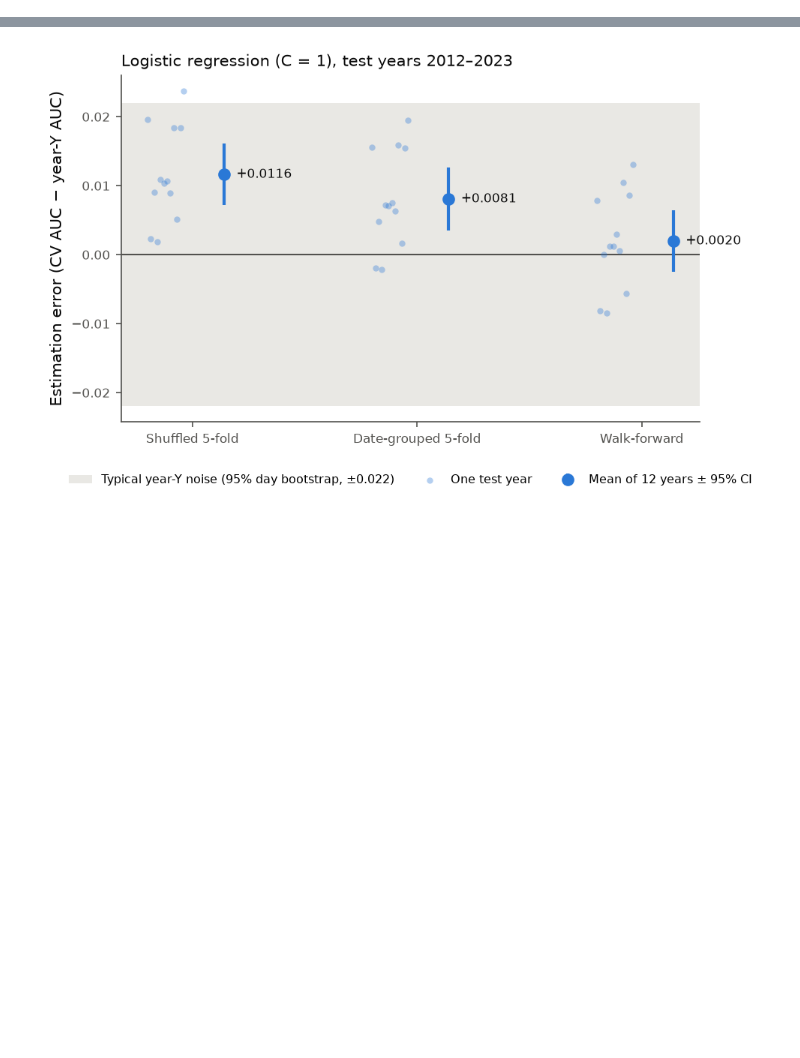
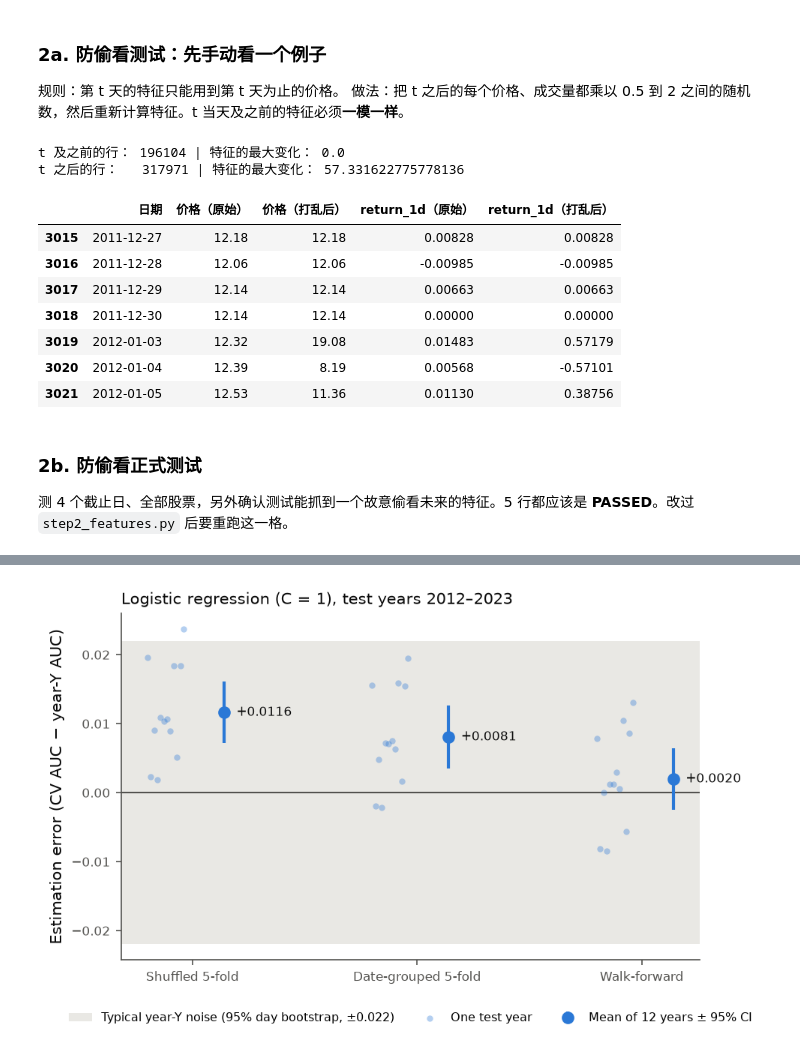
Before and after one commit to wjin2025/ese5420-finalpaper, a Jupyter notebook: analysis.ipynb, the cells around one changed output, grey strips where cells are left out. Cells and saved outputs as stored; diff of their text form; code cells hidden in the pictures; blank space fills up the shorter version.

```diff
--- a/analysis.ipynb
+++ b/analysis.ipynb
@@ -311,0 +75,40 @@ display(by_scheme.round(4), paired.round(4))
+# %% [markdown]
+### 2a. 防偷看测试：先手动看一个例子
+规则：第 t 天的特征只能用到第 t 天为止的价格。
+做法：把 t 之后的每个价格、成交量都乘以 0.5 到 2 之间的随机数，然后重新计算特征。t 当天及之前的特征必须**一模一样**。
+# %%
+from tests.test_step2_no_lookahead import scramble_after   # 正式测试用的同一个打乱函数
+
+cutoff = "2011-12-30"
+original = features_by_ticker(raw)[FEATURES]
+changed_raw, future = scramble_after(raw, cutoff, SEED)
+recomputed = features_by_ticker(changed_raw)[FEATURES]
+
+diff = (recomputed - original).abs()
+print("t 及之前的行：", (~future).sum(), "| 特征的最大变化：", diff[~future].max().max())
+print("t 之后的行：  ", future.sum(), "| 特征的最大变化：", diff[future].max().max())
+# %% [output]
+t 及之前的行： 196104 | 特征的最大变化： 0.0
+t 之后的行：   317971 | 特征的最大变化： 57.331622775778136
+# %%
+# 苹果在截止日前后：2011-12-30 及之前完全一样，之后都变了
+aapl = (raw["Ticker"] == "AAPL") & raw["Date"].between("2011-12-27", "2012-01-05")
+pd.DataFrame({
+    "日期": raw.loc[aapl, "Date"].dt.date,
+    "价格（原始）": raw.loc[aapl, "Adj Close"],
+    "价格（打乱后）": changed_raw.loc[aapl, "Adj Close"].round(2),
+    "return_1d（原始）": original.loc[aapl, "return_1d"].round(5),
+    "return_1d（打乱后）": recomputed.loc[aapl, "return_1d"].round(5),
+})
+# %% [output]
+|  | 日期 | 价格（原始） | 价格（打乱后） | return_1d（原始） | return_1d（打乱后） |
+| 3015 | 2011-12-27 | 12.18 | 12.18 | 0.00828 | 0.00828 |
+| 3016 | 2011-12-28 | 12.06 | 12.06 | -0.00985 | -0.00985 |
+| 3017 | 2011-12-29 | 12.14 | 12.14 | 0.00663 | 0.00663 |
+| 3018 | 2011-12-30 | 12.14 | 12.14 | 0.00000 | 0.00000 |
+| 3019 | 2012-01-03 | 12.32 | 19.08 | 0.01483 | 0.57179 |
+| 3020 | 2012-01-04 | 12.39 | 8.19 | 0.00568 | -0.57101 |
+| 3021 | 2012-01-05 | 12.53 | 11.36 | 0.01130 | 0.38756 |
+# %% [markdown]
+### 2b. 防偷看正式测试
+测 4 个截止日、全部股票，另外确认测试能抓到一个故意偷看未来的特征。5 行都应该是 **PASSED**。改过 `step2_features.py` 后要重跑这一格。
```
Also changed, not shown: parts of 50 cells of this notebook, 18 other files.
